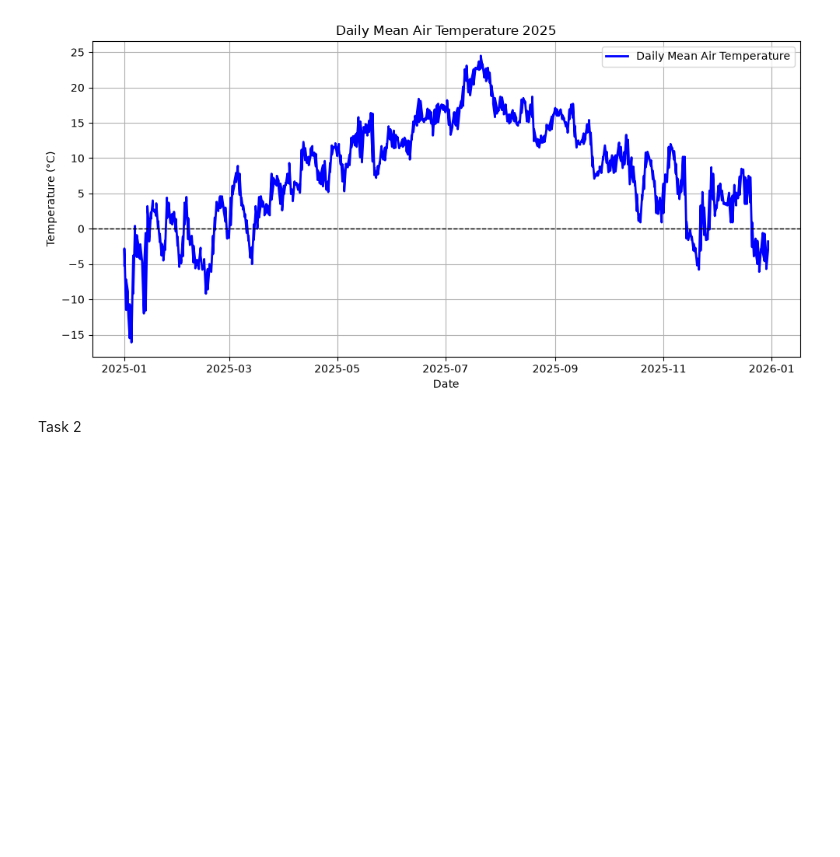
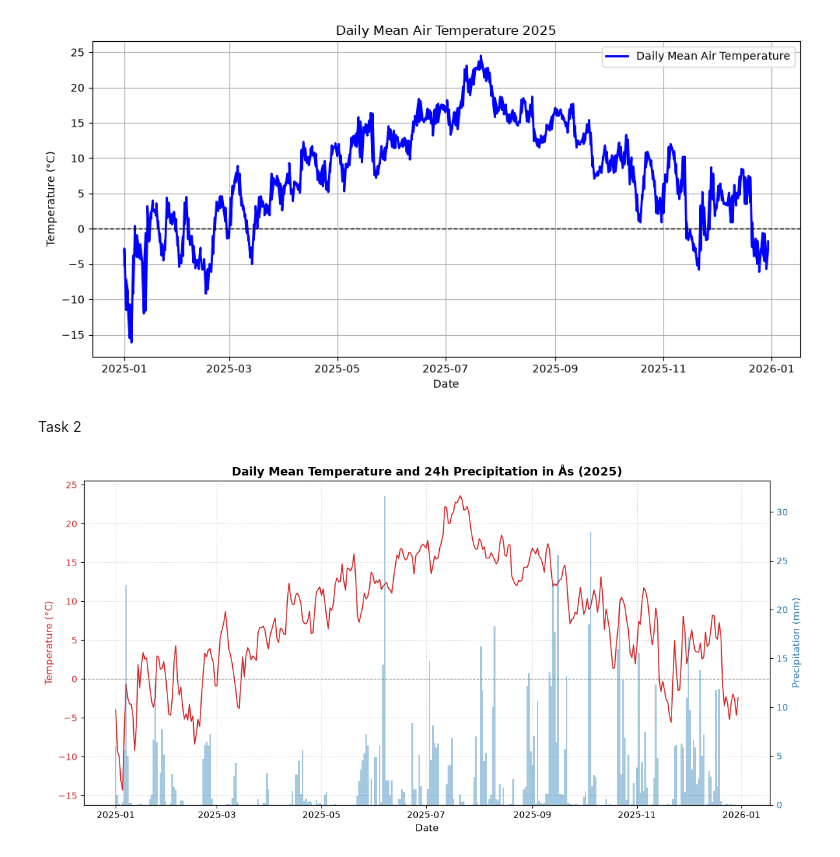
Before and after one commit to tommyra06/INF201-Deliverables, a Jupyter notebook: Week_42/Week 42_Task 1.ipynb, the cells around one changed output. Saved outputs shown, nothing was run; the diff lists cells and outputs as text; code cells hidden in the pictures; blank space fills up the shorter version.

```diff
--- a/Week_42/Week 42_Task 1.ipynb
+++ b/Week_42/Week 42_Task 1.ipynb
@@ -90,30 +90,75 @@ r = requests.get(endpoint, params=parameters, auth=(client_id, ""), timeout=30)
 response_data = r.json()
 
 if r.status_code == 200:
     rows = []
     for entry in response_data.get("data", []):
         for observation in entry.get("observations", []):
             rows.append({
                 "datetime": entry["referenceTime"],
                 "element": observation["elementId"],
                 "value": observation["value"],
             })
 
     if rows:
         df_long = pd.DataFrame(rows)
         df_long["datetime"] = pd.to_datetime(df_long["datetime"])
 
         df_pivot = (
             df_long.pivot_table(
                 index="datetime",
                 columns="element",
                 values="value",
                 aggfunc="mean",
             )
             .rename(columns={
                 "mean(air_temperature P1D)": "temperature",
                 "sum(precipitation_amount P1D)": "precipitation",
             })
             .reset_index()
             .sort_values("datetime")
         )
+
+# Single plot setup with dual Y-axes
+        fig, ax1 = plt.subplots(figsize=(12, 6))
+
+        # Primary Axis (Left Y-Axis): Temperature Line
+        color_temp = "tab:red"
+        ax1.plot(
+            df_pivot["datetime"],
+            df_pivot["temperature"],
+            color=color_temp,
+            linewidth=1.2,
+            label="Temperature",
+        )
+        ax1.axhline(0, color="gray", linestyle="--", linewidth=0.8)
+        ax1.set_xlabel("Date", fontsize=11)
+        ax1.set_ylabel("Temperature (°C)", color=color_temp, fontsize=11)
+        ax1.tick_params(axis="y", labelcolor=color_temp)
+        ax1.grid(True, linestyle=":", alpha=0.6)
+
+        # Secondary Axis (Right Y-Axis): Precipitation Bars
+        ax2 = ax1.twinx()
+        color_precip = "tab:blue"
+        ax2.bar(
+            df_pivot["datetime"],
+            df_pivot["precipitation"],
+            color=color_precip,
+            alpha=0.4,
+            width=1.0,
+            label="Precipitation",
+        )
+        ax2.set_ylabel("Precipitation (mm)", color=color_precip, fontsize=11)
+        ax2.tick_params(axis="y", labelcolor=color_precip)
+
+        plt.title("Daily Mean Temperature and 24h Precipitation in Ås (2025)", fontsize=13, fontweight="bold")
+        fig.tight_layout()
+        plt.show()
+
+    else:
+        print("The request succeeded, but returned no observations.")
+else:
+    error = response_data.get("error", {})
+    print(f"Error {r.status_code}: {error.get('message', 'No error message provided')}")
+    print(f"Reason: {error.get('reason', 'No reason provided')}")
+# %% [output]
+[figure, added]
```
